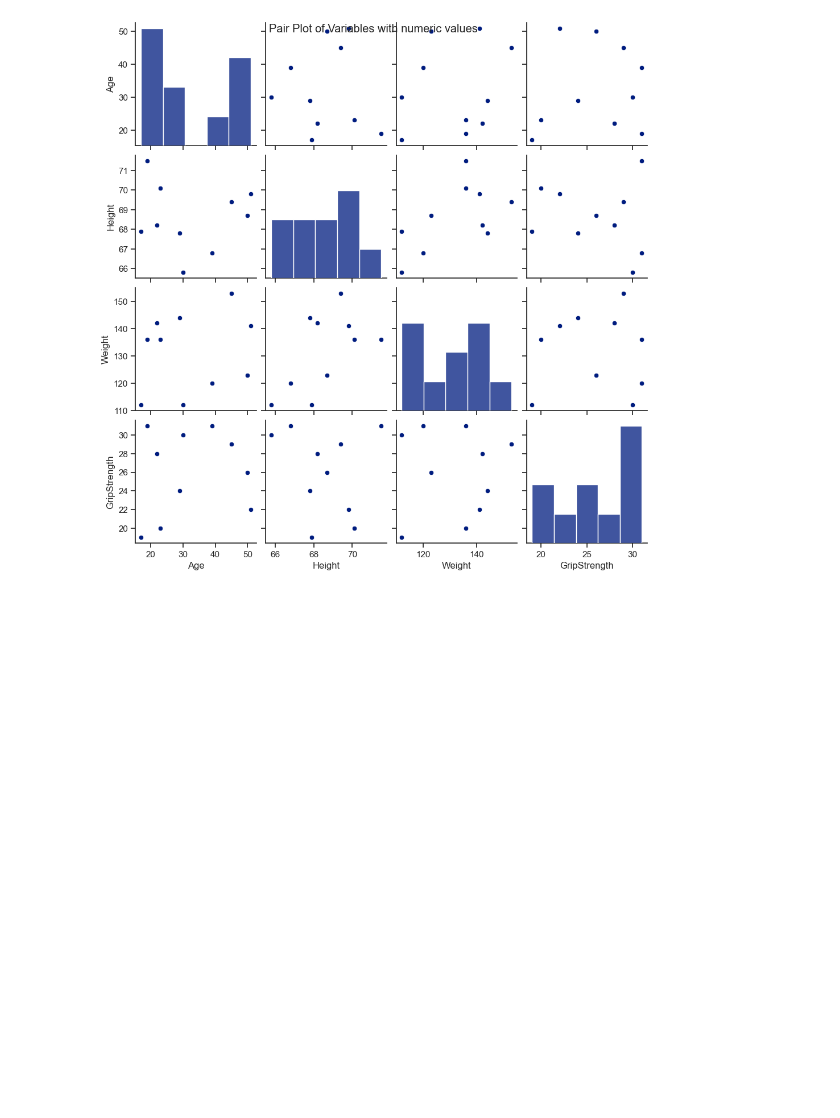
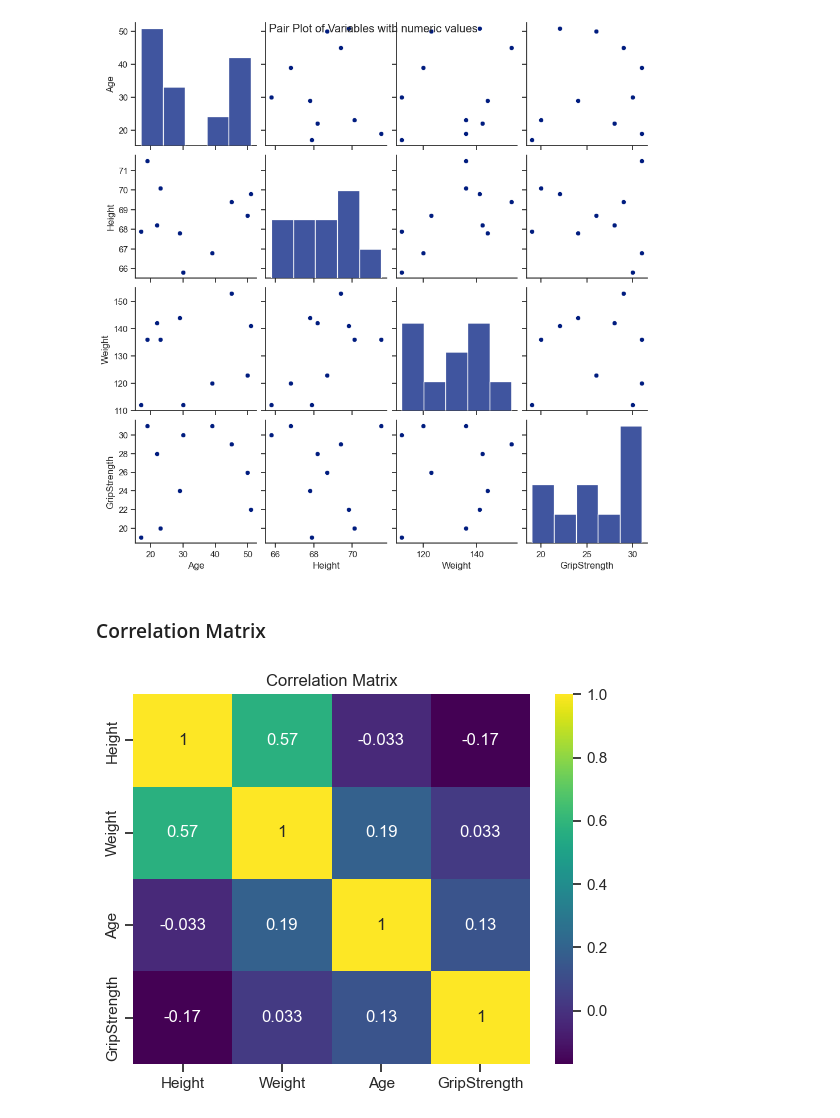
Before and after one commit to GauravBachu/PDS_Assignment-1, a Jupyter notebook: frailty_analysis_Q1/src/Q1.ipynb, the cells around one changed output. Drawn from its saved outputs; the diff is of its cells as text; code cells hidden in the pictures; blank space fills up the shorter version.

Commit message:
Correlation Matrix

```diff
--- a/frailty_analysis_Q1/src/Q1.ipynb
+++ b/frailty_analysis_Q1/src/Q1.ipynb
@@ -81,3 +81,15 @@ plt.savefig('../results/scatterplot.png')
 plt.show()
 # %% [output]
 [figure]
+# %% [markdown]
+### Correlation Matrix
+# %%
+numeric_features = data_set.select_dtypes(include=['number'])
+correlation_matrix = numeric_features.corr()
+sns.set_palette("viridis")
+sns.heatmap(correlation_matrix, annot=True, cmap='viridis')
+plt.title('Correlation Matrix')
+plt.savefig('../results/correlation_matrix.png')
+plt.show()
+# %% [output]
+[figure, added]
```
Also changed, not shown: parts of 3 cells of this notebook, 1 other file.
